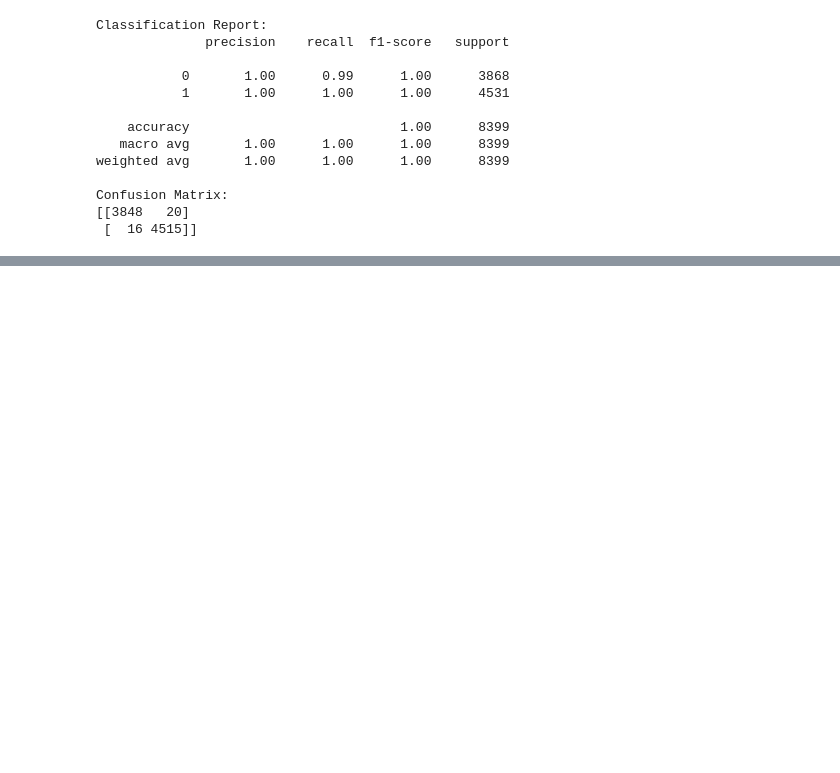
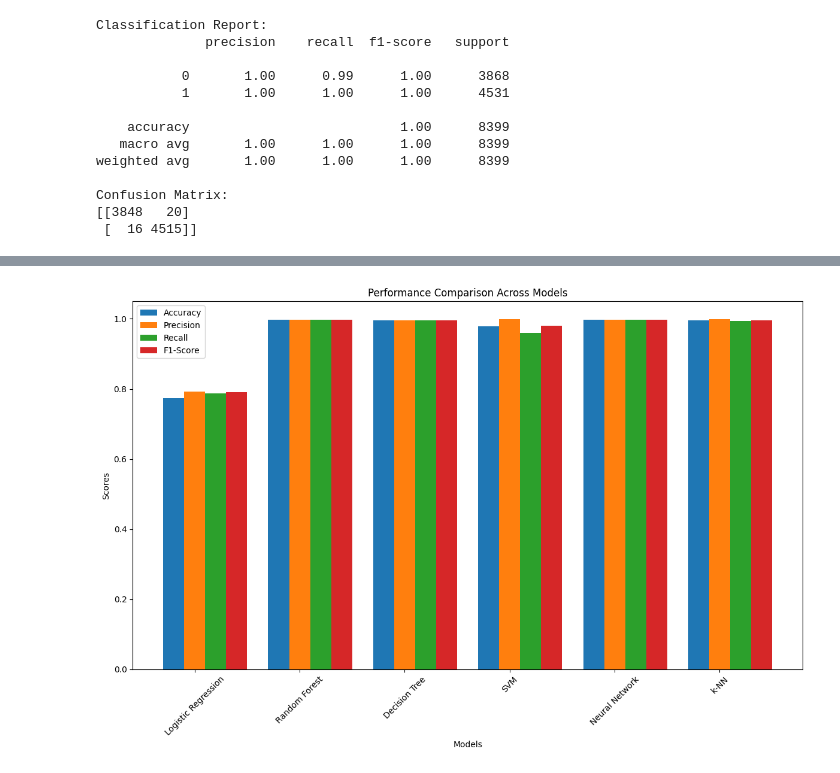
Before and after one commit to Redback-Operations/redback-senior-tech, a Jupyter notebook: data_science/parkinsons_disease_alt/Parkinsons_Disease_alt_model.ipynb, the cells around one changed output, grey strips where cells are left out. Cells and saved outputs as stored; diff of their text form; code cells hidden in the pictures; blank space fills up the shorter version.

```diff
--- a/data_science/parkinsons_disease_alt/Parkinsons_Disease_alt_model.ipynb
+++ b/data_science/parkinsons_disease_alt/Parkinsons_Disease_alt_model.ipynb
@@ -112,3 +129,9 @@ X_train shape: (19596, 6)
 X_test shape: (8399, 6)
 y_train shape: (19596,)
 y_test shape: (8399,)
+# %%
+# Standardise the data for models that benefit from standardisation
+
+scaler = StandardScaler()
+X_train_scaled = scaler.fit_transform(X_train)
+X_test_scaled = scaler.transform(X_test)
@@ -225,0 +450,21 @@ Confusion Matrix:
+# %%
+# Visualise metrics matrix of each model
+
+# Plot metrics for evaluation
+plt.figure(figsize = (12, 8))
+x = np.arange(len(models))
+
+plt.bar(x - 0.2, accuracies, width = 0.2, label = "Accuracy")
+plt.bar(x, precisions, width = 0.2, label = "Precision")
+plt.bar(x + 0.2, recalls, width = 0.2, label = "Recall")
+plt.bar(x + 0.4, f1_scores, width = 0.2, label = "F1-Score")
+
+plt.xticks(x, models, rotation = 45)
+plt.xlabel("Models")
+plt.ylabel("Scores")
+plt.title("Performance Comparison Across Models")
+plt.legend()
+plt.tight_layout()
+plt.show()
+# %% [output]
+[figure, added]
```
Also changed, not shown: parts of 28 cells of this notebook, 1 other file.
